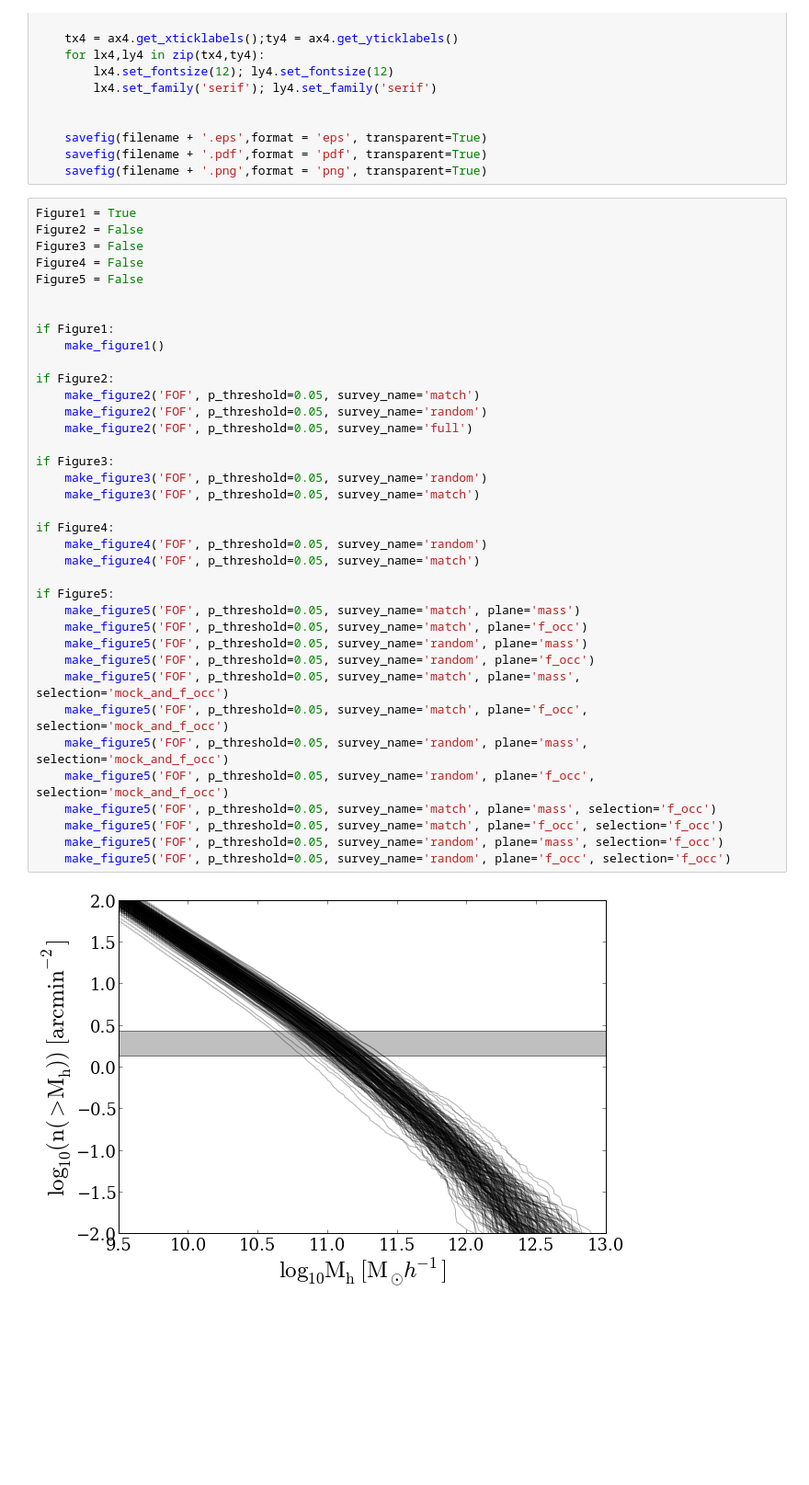
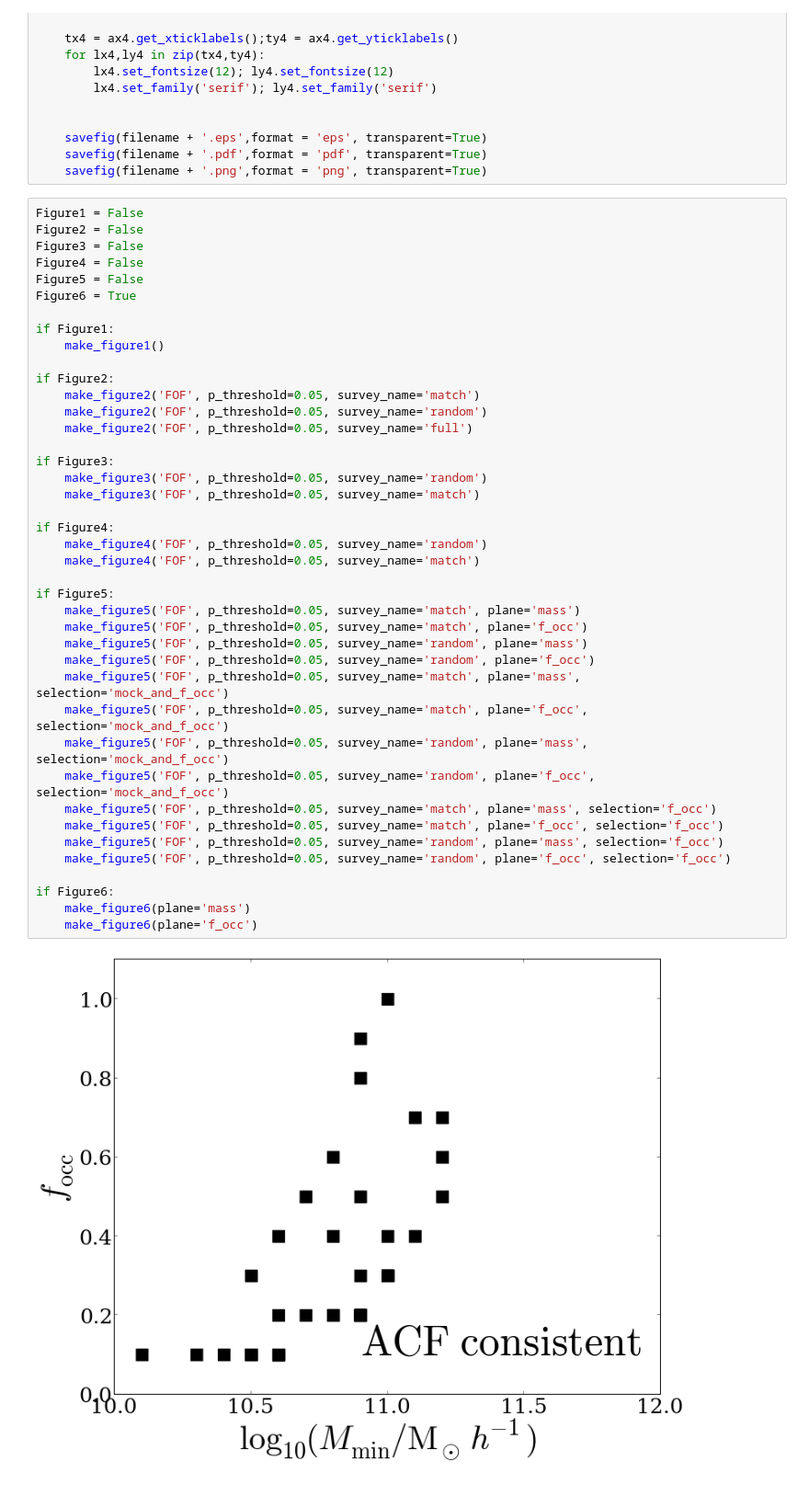
Before and after one commit to forero/CosmicVarianceLAES, a Jupyter notebook: code/paper.ipynb, the cells around one changed output. Shown: that part at 92% size. Drawn from its saved outputs; the diff is of its cells as text; blank space fills up the shorter version.

Commit message:
new plot in the notebook

```diff
--- a/code/paper.ipynb
+++ b/code/paper.ipynb
@@ -617,41 +672,45 @@ def plot_mocks_model(box_x_id, box_y_id, box_z_id, min_mass, max_mass, f_occ, fi
     savefig(filename + '.pdf',format = 'pdf', transparent=True)
     savefig(filename + '.png',format = 'png', transparent=True)
 # %%
-Figure1 = True
+Figure1 = False
 Figure2 = False
 Figure3 = False
 Figure4 = False
 Figure5 = False
-
+Figure6 = True
 
 if Figure1:
     make_figure1()
 
 if Figure2:
     make_figure2('FOF', p_threshold=0.05, survey_name='match')
     make_figure2('FOF', p_threshold=0.05, survey_name='random')
     make_figure2('FOF', p_threshold=0.05, survey_name='full')
 
 if Figure3:
     make_figure3('FOF', p_threshold=0.05, survey_name='random')
     make_figure3('FOF', p_threshold=0.05, survey_name='match')
 
 if Figure4:
     make_figure4('FOF', p_threshold=0.05, survey_name='random')
     make_figure4('FOF', p_threshold=0.05, survey_name='match')
 
 if Figure5:
     make_figure5('FOF', p_threshold=0.05, survey_name='match', plane='mass')
     make_figure5('FOF', p_threshold=0.05, survey_name='match', plane='f_occ')
     make_figure5('FOF', p_threshold=0.05, survey_name='random', plane='mass')
     make_figure5('FOF', p_threshold=0.05, survey_name='random', plane='f_occ')
     make_figure5('FOF', p_threshold=0.05, survey_name='match', plane='mass', selection='mock_and_f_occ')
     make_figure5('FOF', p_threshold=0.05, survey_name='match', plane='f_occ', selection='mock_and_f_occ')
     make_figure5('FOF', p_threshold=0.05, survey_name='random', plane='mass', selection='mock_and_f_occ')
     make_figure5('FOF', p_threshold=0.05, survey_name='random', plane='f_occ', selection='mock_and_f_occ')
     make_figure5('FOF', p_threshold=0.05, survey_name='match', plane='mass', selection='f_occ')
     make_figure5('FOF', p_threshold=0.05, survey_name='match', plane='f_occ', selection='f_occ')
     make_figure5('FOF', p_threshold=0.05, survey_name='random', plane='mass', selection='f_occ')
     make_figure5('FOF', p_threshold=0.05, survey_name='random', plane='f_occ', selection='f_occ')
+
+if Figure6:
+    make_figure6(plane='mass')
+    make_figure6(plane='f_occ')
 # %% [output]
-[figure, old version]
+[figure, new version]
```
Also changed, not shown: parts of 3 cells of this notebook.
